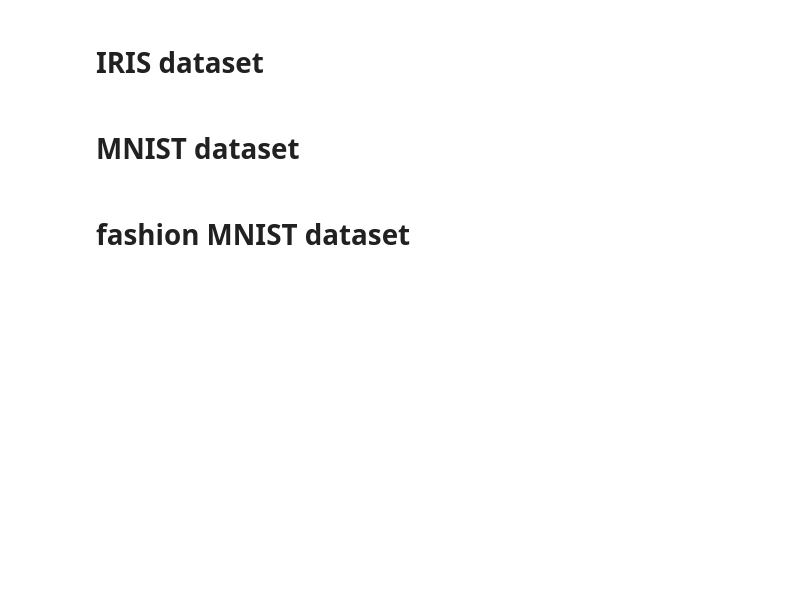
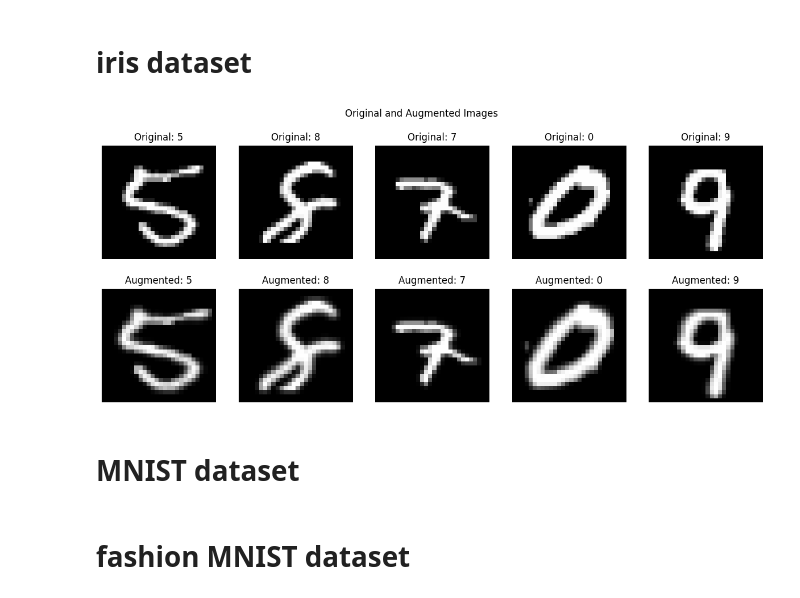
Before and after one commit to erjbroek/NNfromScratch, a Jupyter notebook: nn.ipynb, the cells around one changed output. Drawn from its saved outputs; the diff is of its cells as text; code cells hidden in the pictures; blank space fills up the shorter version.

Commit message:
added function to augment images

```diff
--- a/nn.ipynb
+++ b/nn.ipynb
@@ -47,5 +20,5 @@ def render_mnist(data, predicted, true_number, amount_correct, amount_false, is_
 # %% [markdown]
-# IRIS dataset
+# iris dataset
 # %%
 input_size = len(iris['data'][0])
 output_size = len(np.unique(iris['target']))
@@ -81,3 +108,30 @@ print(f"Average Testing Accuracy: {avg_test_accuracy:.2f}% ± {std_test_accuracy
+# %%
+def render_mnist_augmentation(data, augmented_data, amount_images):
+  X = data.iloc[:, 1:].values / 255
+  y = data.iloc[:, 0].values
+
+  augmented_data = augmented_data.iloc[:, 1:].values / 255
+
+  fig, axes = plt.subplots(2, amount_images, figsize=(15, 6))
+
+  for idx, ax in zip(range(amount_images), axes[0]):
+    ax.imshow(X[idx].reshape(28, 28), cmap='gray')
+    ax.set_title(f"Original: {y[idx]}")
+    ax.axis('off')
+
+  for idx, ax in zip(range(amount_images), axes[1]):
+    ax.imshow(augmented_data[idx].reshape(28, 28), cmap='gray')
+    ax.set_title(f"Augmented: {y[idx]}")
+    ax.axis('off')
+
+  plt.suptitle('Original and Augmented Images')
+  plt.show()
+# %%
+clean_mnist = mnist_train
+augmented_mnist = augment_mnist(clean_mnist)
+render_mnist_augmentation(clean_mnist.iloc[516:530], augmented_mnist.iloc[516:530], 5)
+# %% [output]
+[figure, added]
 # %%
 mnist_train_x = mnist_train.iloc[:, 1:].values / 255
 mnist_train_y = np.eye(10)[mnist_train.iloc[:, 0].values]
```
Also changed, not shown: parts of 6 cells of this notebook, 3 other files.
